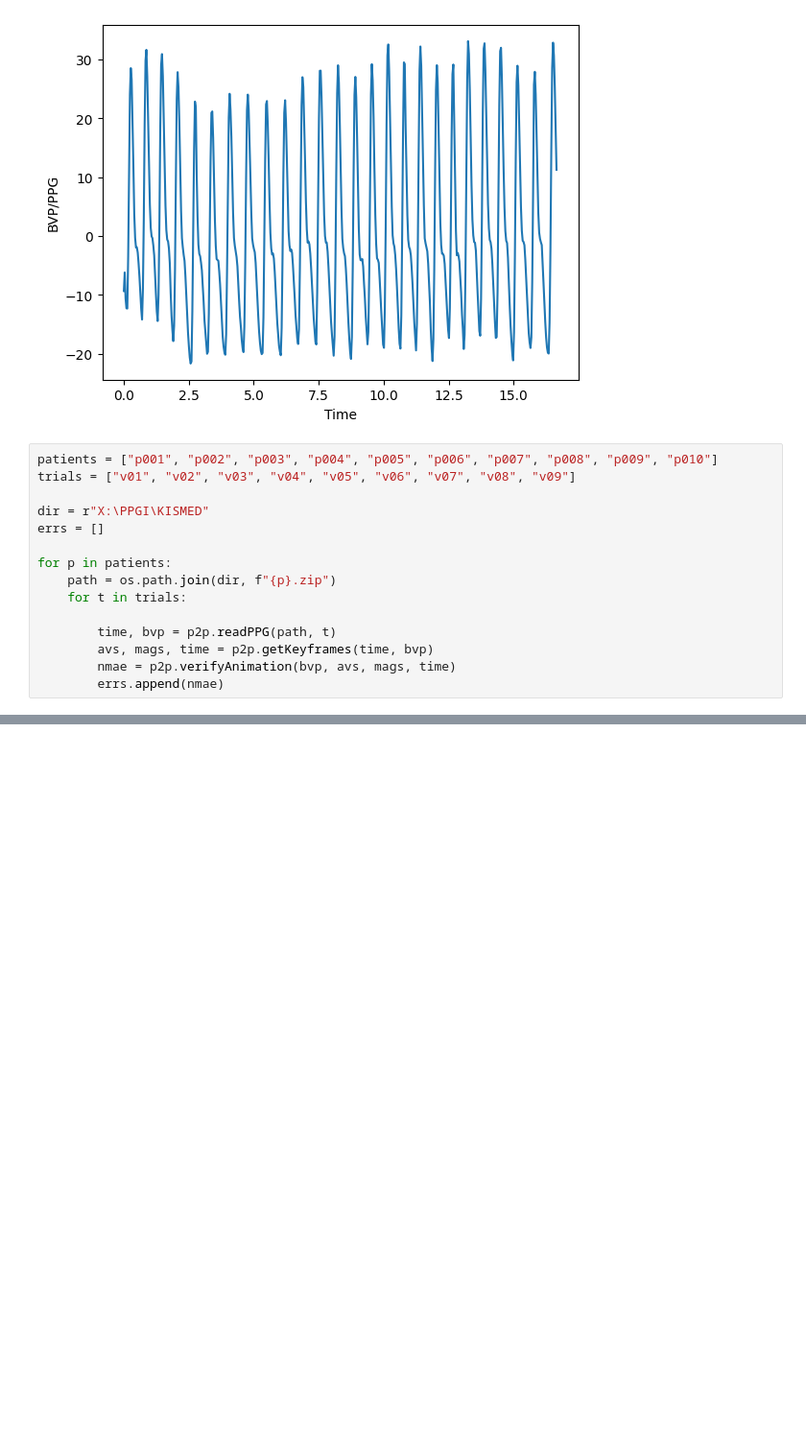
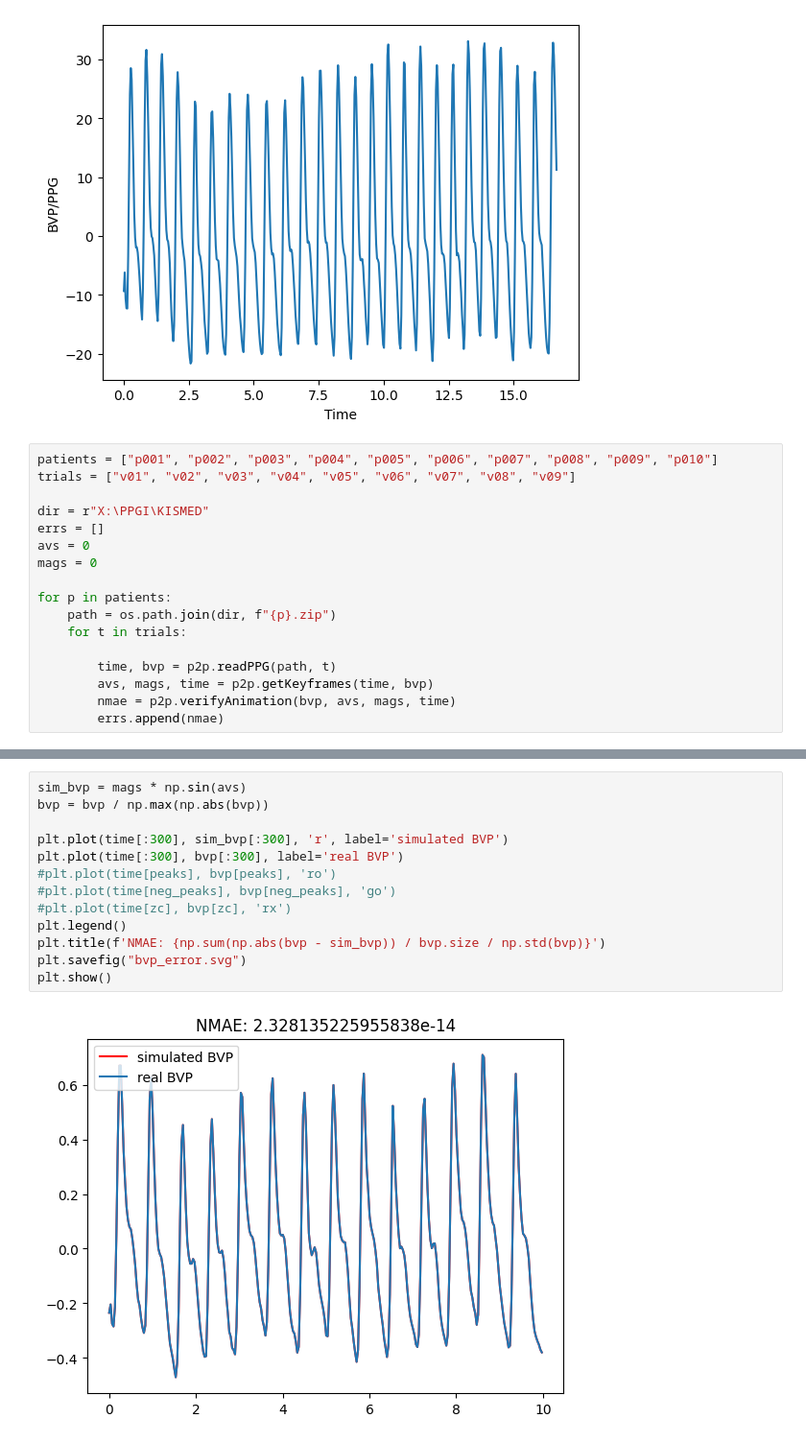
Before and after one commit to tobiaSR-13/synthetic_PPGI_video, a Jupyter notebook: Content/Validation/ppg_plot.ipynb, the cells around one changed output, grey strips where cells are left out. Shown at 96% size. Drawn from its saved outputs; the diff is of its cells as text; blank space fills up the shorter version.

```diff
--- a/Content/Validation/ppg_plot.ipynb
+++ b/Content/Validation/ppg_plot.ipynb
@@ -21,6 +21,8 @@ trials = ["v01", "v02", "v03", "v04", "v05", "v06", "v07", "v08", "v09"]
 
 dir = r"X:\PPGI\KISMED"
 errs = []
+avs = 0
+mags = 0
 
 for p in patients:
     path = os.path.join(dir, f"{p}.zip")
@@ -63,0 +63,15 @@ Std Error: nan
+# %%
+sim_bvp = mags * np.sin(avs)
+bvp = bvp / np.max(np.abs(bvp))
+
+plt.plot(time[:300], sim_bvp[:300], 'r', label='simulated BVP')
+plt.plot(time[:300], bvp[:300], label='real BVP')
+#plt.plot(time[peaks], bvp[peaks], 'ro')
+#plt.plot(time[neg_peaks], bvp[neg_peaks], 'go')
+#plt.plot(time[zc], bvp[zc], 'rx')
+plt.legend()
+plt.title(f'NMAE: {np.sum(np.abs(bvp - sim_bvp)) / bvp.size / np.std(bvp)}')
+plt.savefig("bvp_error.svg")
+plt.show()
+# %% [output]
+[figure, added]
```
Also changed, not shown: parts of 2 cells of this notebook, 2 other files.
